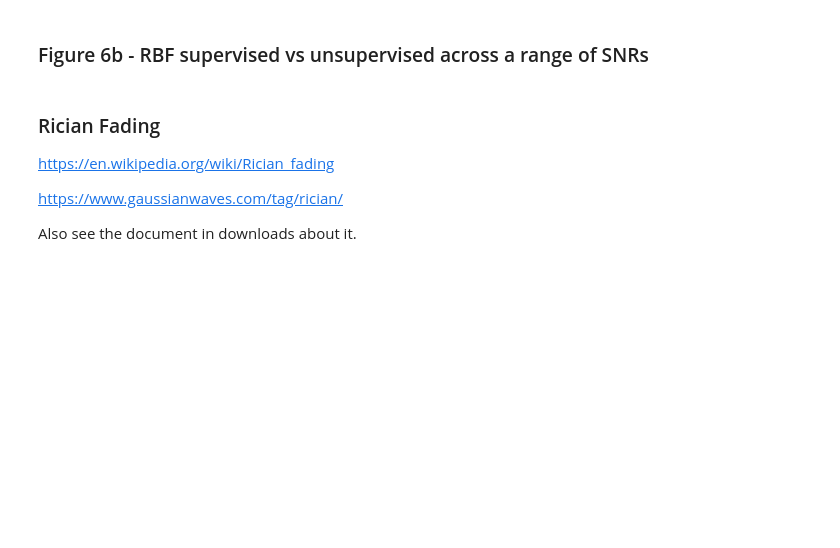
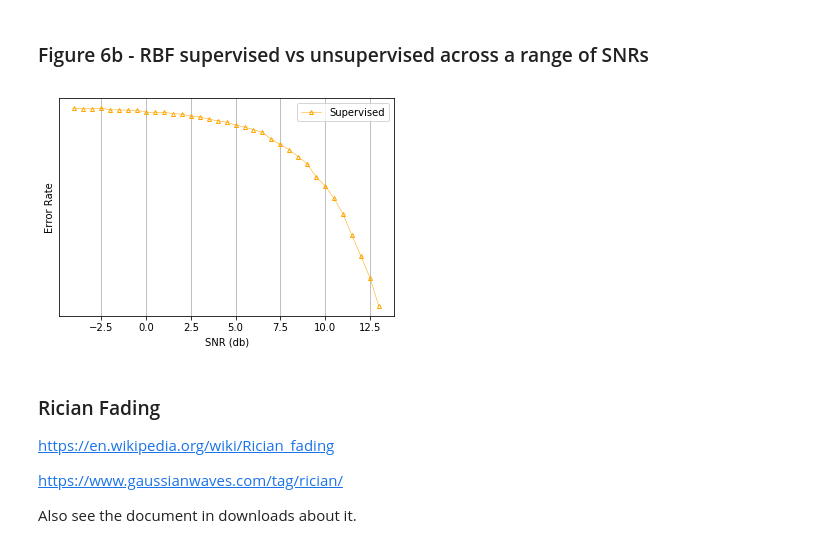
Before and after one commit to alistairwallace97/DNN_short_block_comms, a Jupyter notebook: reinforcement_learning.ipynb, the cells around one changed output. Drawn from its saved outputs; the diff is of its cells as text; code cells hidden in the pictures; blank space fills up the shorter version.

Commit message:
Ran rbf for range fo SNRs, exceptionally poor results

```diff
--- a/reinforcement_learning.ipynb
+++ b/reinforcement_learning.ipynb
@@ -1026,3 +1109,8 @@ autoencoder_awgn = np.load('./key_results/paper2/autoencoder_awgn.npy')
+# %%
+# autoencoder_rbf_sa40_4_3824_bler = bler
+# np.save('./key_results/paper2/autoencoder_rbf_sa40_4_3824_bler.npy', autoencoder_rbf_sa40_4_3824_bler)
+
+autoencoder_rbf_sa40_4_3824_bler = np.load('./key_results/paper2/autoencoder_rbf_sa40_4_3824_bler.npy')
 # %% [markdown]
 ### Figure 6a - AWGN supervised vs unsupervised across a range of SNRs
 # %%
@@ -1046,3 +1136,14 @@ plt.show()
+# %%
+plt.figure()
+plt.semilogy(x,autoencoder_rbf_sa40_4_3824_bler,'^-', color="orange", markerfacecolor='none', markersize=4, linewidth=0.5)
+# plt.semilogy(x,z,'D-', color="blue", markerfacecolor='none', markersize=3, linewidth=0.5)
+plt.xlabel("SNR (db)")
+plt.ylabel("Error Rate")
+plt.grid()
+plt.legend(["Supervised"])
+plt.show()
+# %% [output]
+[figure, added]
 # %% [markdown]
 ### Rician Fading
 
```
Also changed, not shown: parts of 15 cells of this notebook, 3 other files.
